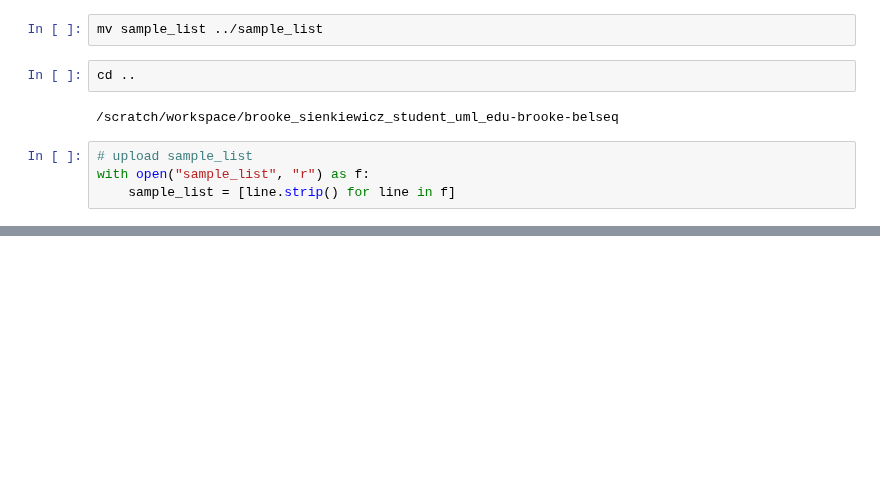
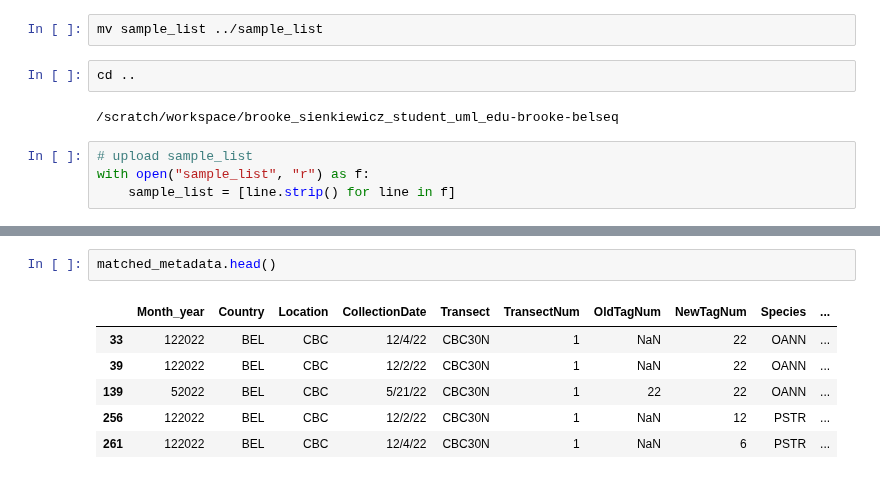
Before and after one commit to brookewicz/CBC_metagenomics, a Jupyter notebook: all_sctld/sample_lists.ipynb, the cells around one changed output, grey strips where cells are left out. Saved outputs shown, nothing was run; the diff lists cells and outputs as text; blank space fills up the shorter version.

```diff
--- a/all_sctld/sample_lists.ipynb
+++ b/all_sctld/sample_lists.ipynb
@@ -194,0 +245,9 @@ Sequences missing: []
+# %%
+matched_metadata.head()
+# %% [output]
+|  | Month_year | Country | Location | CollectionDate | Transect | TransectNum | OldTagNum | NewTagNum | Species | ... |
+| 33 | 122022 | BEL | CBC | 12/4/22 | CBC30N | 1 | NaN | 22 | OANN | ... |
+| 39 | 122022 | BEL | CBC | 12/2/22 | CBC30N | 1 | NaN | 22 | OANN | ... |
+| 139 | 52022 | BEL | CBC | 5/21/22 | CBC30N | 1 | 22 | 22 | OANN | ... |
+| 256 | 122022 | BEL | CBC | 12/2/22 | CBC30N | 1 | NaN | 12 | PSTR | ... |
+| 261 | 122022 | BEL | CBC | 12/4/22 | CBC30N | 1 | NaN | 6 | PSTR | ... |
```
Also changed, not shown: parts of 24 cells of this notebook.
